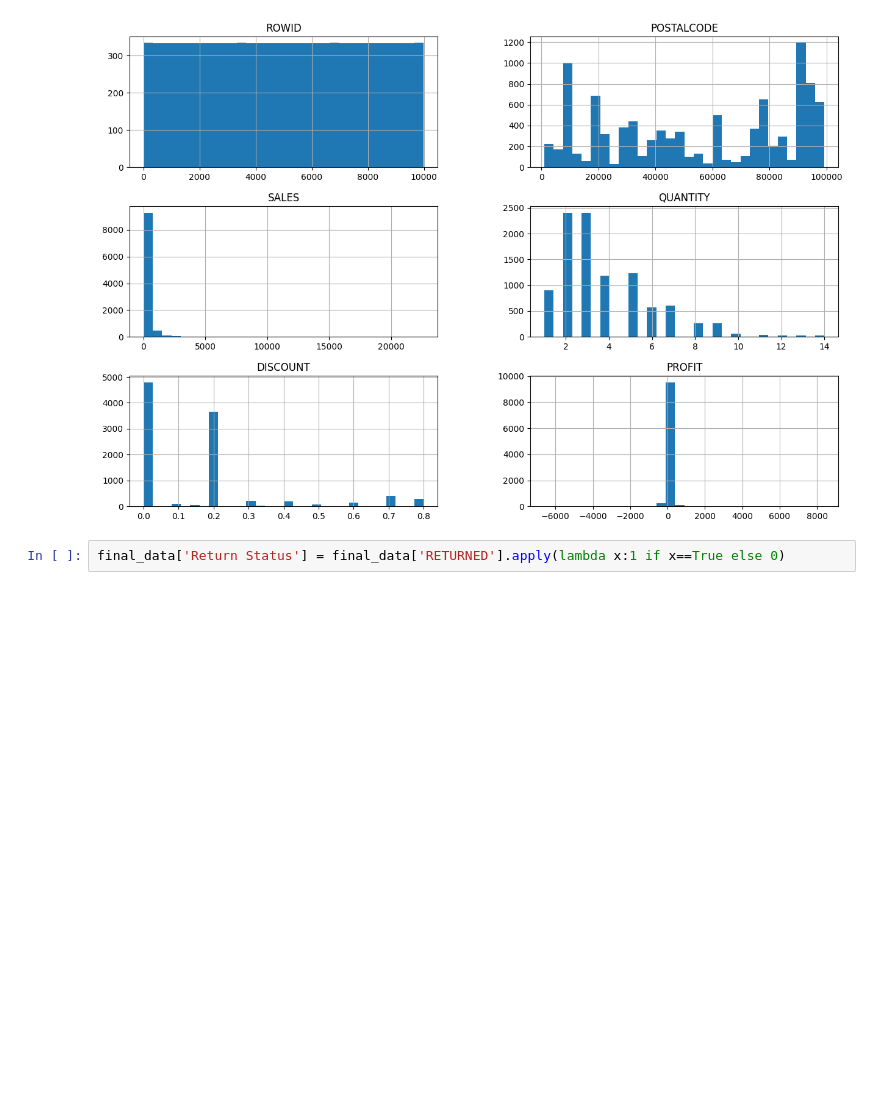
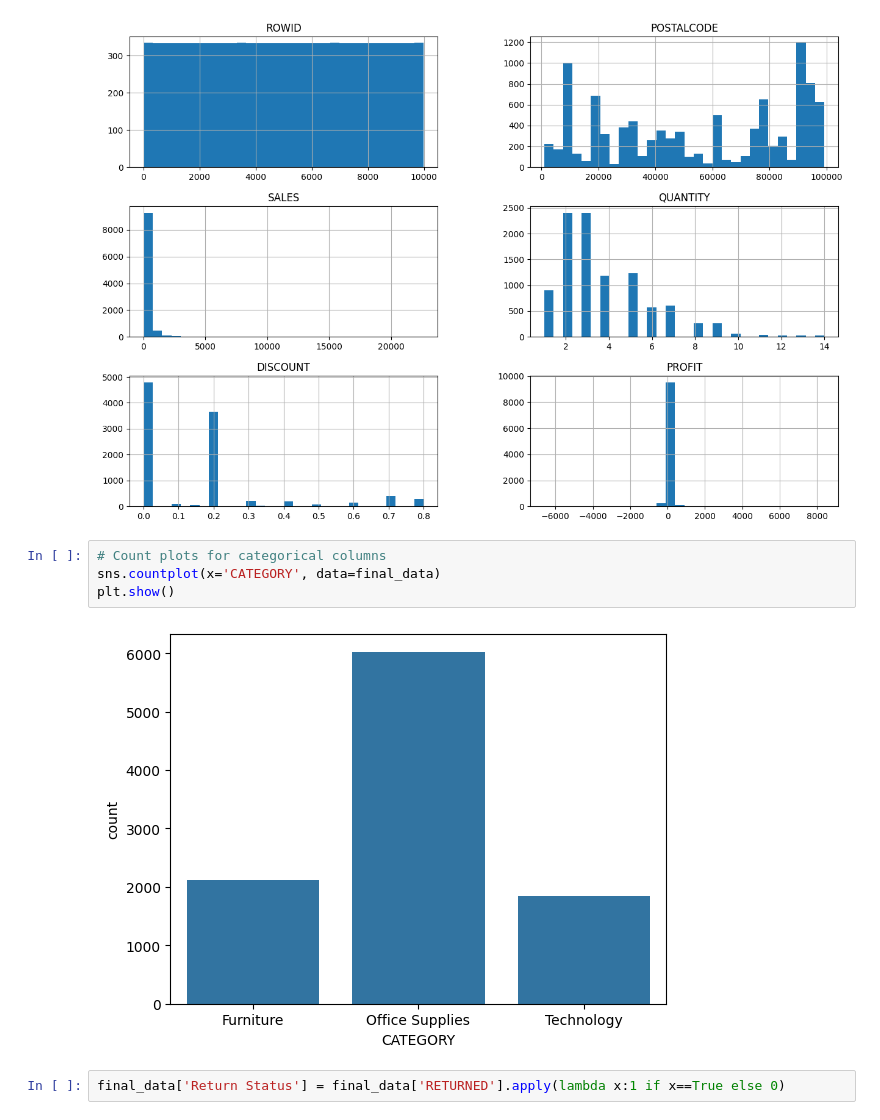
Before and after one commit to MandalaSandeep0704/Sandeep, a Jupyter notebook: Untitled.ipynb, the cells around one changed output. Drawn from its saved outputs; the diff is of its cells as text; blank space fills up the shorter version.

```diff
--- a/Untitled.ipynb
+++ b/Untitled.ipynb
@@ -166,6 +166,12 @@ final_data.hist(bins=30, figsize=(15, 10))
 plt.show()
 # %% [output]
 [figure]
+# %%
+# Count plots for categorical columns
+sns.countplot(x='CATEGORY', data=final_data)
+plt.show()
+# %% [output]
+[figure, added]
 # %%
 final_data['Return Status'] = final_data['RETURNED'].apply(lambda x:1 if x==True else 0)
 # %%
```
